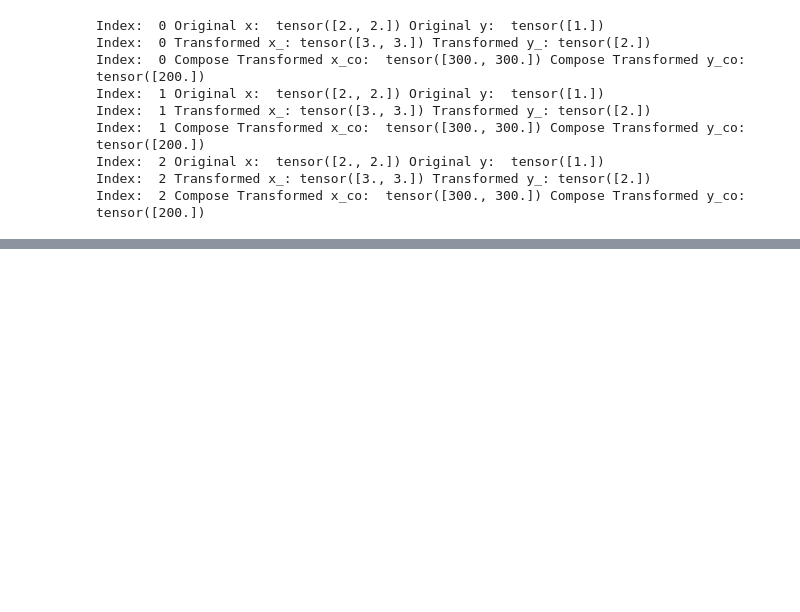
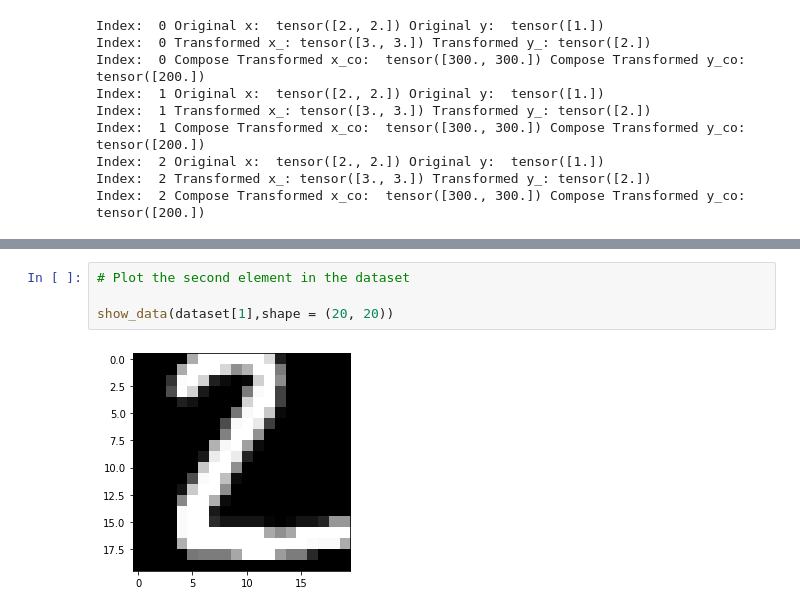
Before and after one commit to eshumanohare/pytorch, a Jupyter notebook: 1_3_dataset_class.ipynb, the cells around one changed output, grey strips where cells are left out. Drawn from its saved outputs; the diff is of its cells as text; blank space fills up the shorter version.

```diff
--- a/1_3_dataset_class.ipynb
+++ b/1_3_dataset_class.ipynb
@@ -186,0 +250,6 @@ Index:  2 Compose Transformed x_co:  tensor([300., 300.]) Compose Transformed y_
+# %%
+# Plot the second element in the dataset
+
+show_data(dataset[1],shape = (20, 20))
+# %% [output]
+[figure, added]
```
Also changed, not shown: parts of 9 cells of this notebook.
